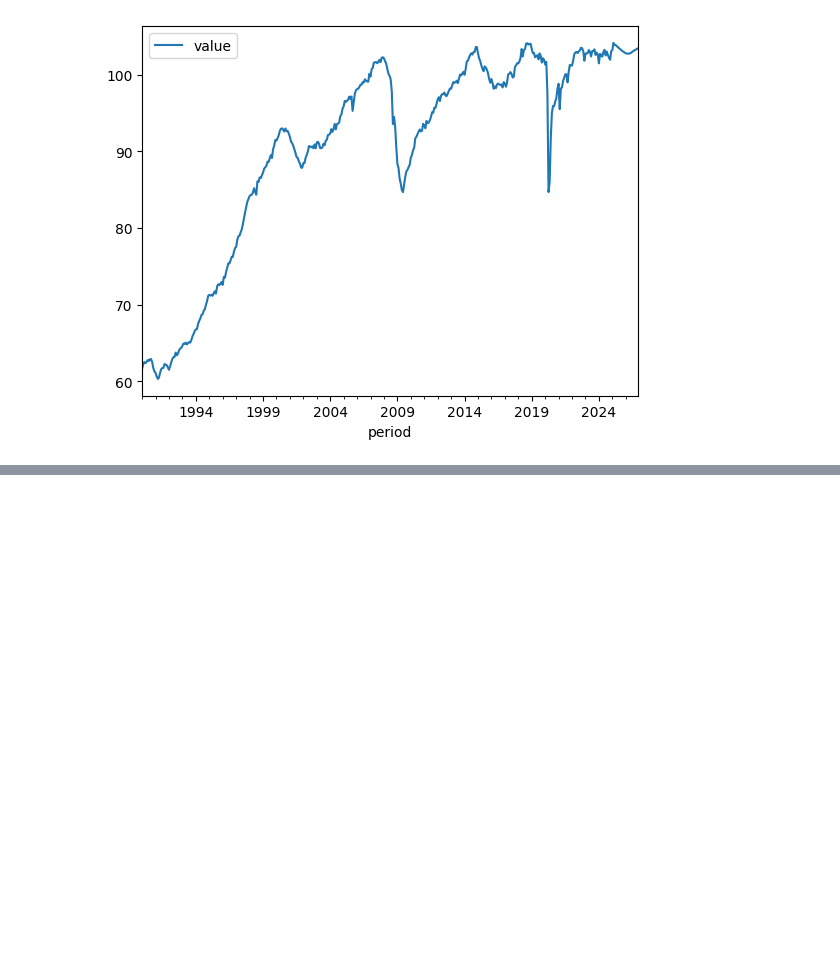
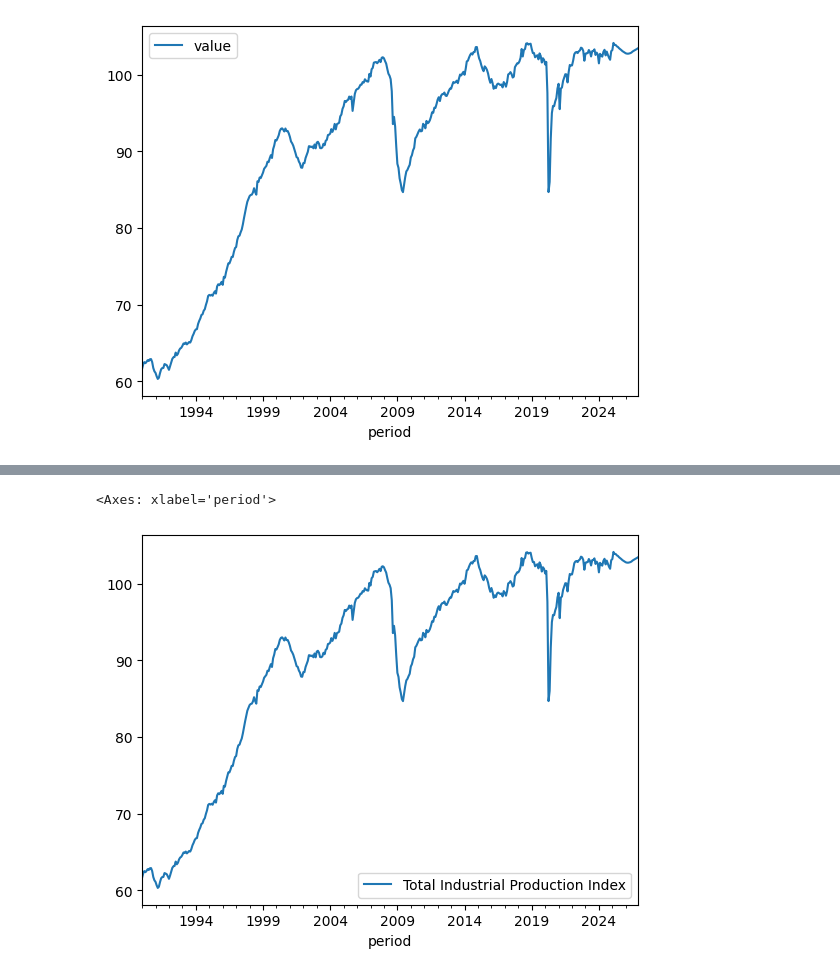
Before and after one commit to fernandosbrj/eda_eia, a Jupyter notebook: eiaAPI.ipynb, the cells around one changed output, grey strips where cells are left out. Saved outputs shown, nothing was run; the diff lists cells and outputs as text; code cells hidden in the pictures; blank space fills up the shorter version.

```diff
--- a/eiaAPI.ipynb
+++ b/eiaAPI.ipynb
@@ -96,0 +184,5 @@ industrial_prod[industrial_prod.seriesId=='ZOTOIUS'].plot(x='period', y='value')
+# %%
+new_df.plot(x='period', y='Total Industrial Production Index')
+# %% [output]
+<Axes: xlabel='period'>
+[figure, added]
```
Also changed, not shown: parts of 15 cells of this notebook.
